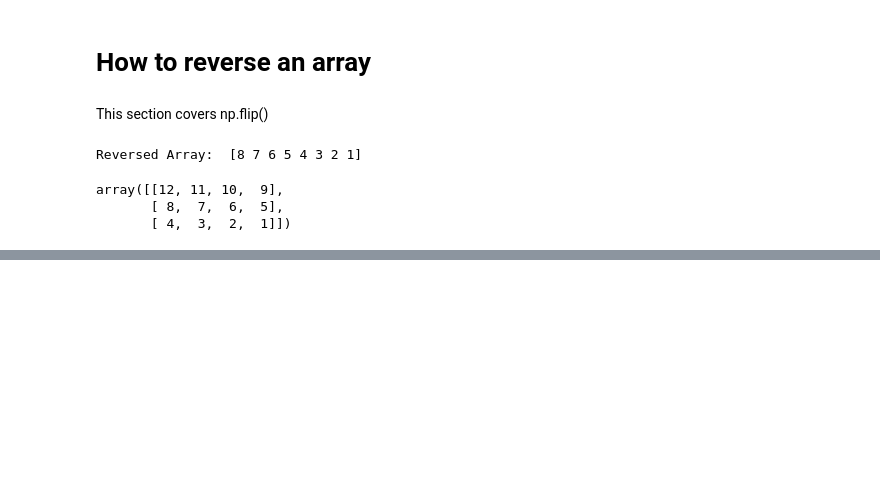
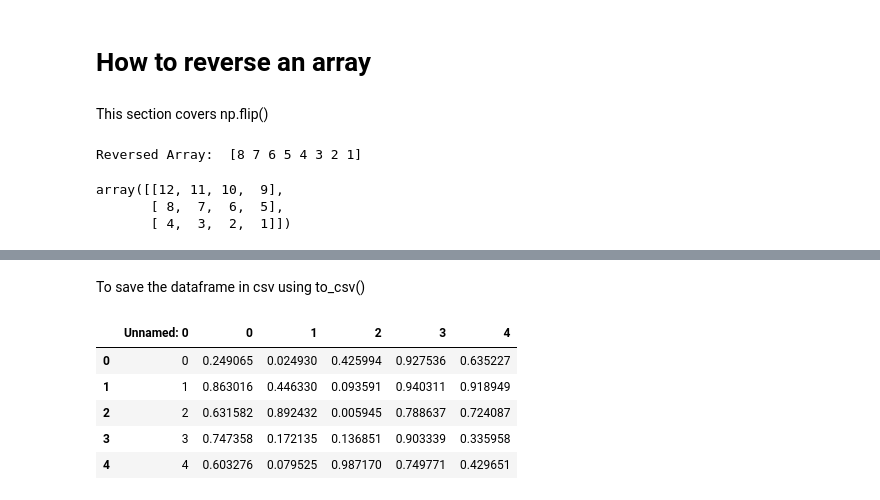
Before and after one commit to R123gh/Data-cleaning-project-, a Jupyter notebook: numpy.ipynb, the cells around one changed output, grey strips where cells are left out. Saved outputs shown, nothing was run; the diff lists cells and outputs as text; code cells hidden in the pictures; blank space fills up the shorter version.

```diff
--- a/numpy.ipynb
+++ b/numpy.ipynb
@@ -380,0 +432,2 @@ array([[12, 11, 10,  9],
+# %% [markdown]
+To save the dataframe in csv using to_csv()
@@ -380,0 +436,10 @@ array([[12, 11, 10,  9],
+# %%
+b = pd.read_csv('dataframe')
+b
+# %% [output]
+|  | Unnamed: 0 | 0 | 1 | 2 | 3 | 4 |
+| 0 | 0 | 0.249065 | 0.024930 | 0.425994 | 0.927536 | 0.635227 |
+| 1 | 1 | 0.863016 | 0.446330 | 0.093591 | 0.940311 | 0.918949 |
+| 2 | 2 | 0.631582 | 0.892432 | 0.005945 | 0.788637 | 0.724087 |
+| 3 | 3 | 0.747358 | 0.172135 | 0.136851 | 0.903339 | 0.335958 |
+| 4 | 4 | 0.603276 | 0.079525 | 0.987170 | 0.749771 | 0.429651 |
```
Also changed, not shown: parts of 19 cells of this notebook.
